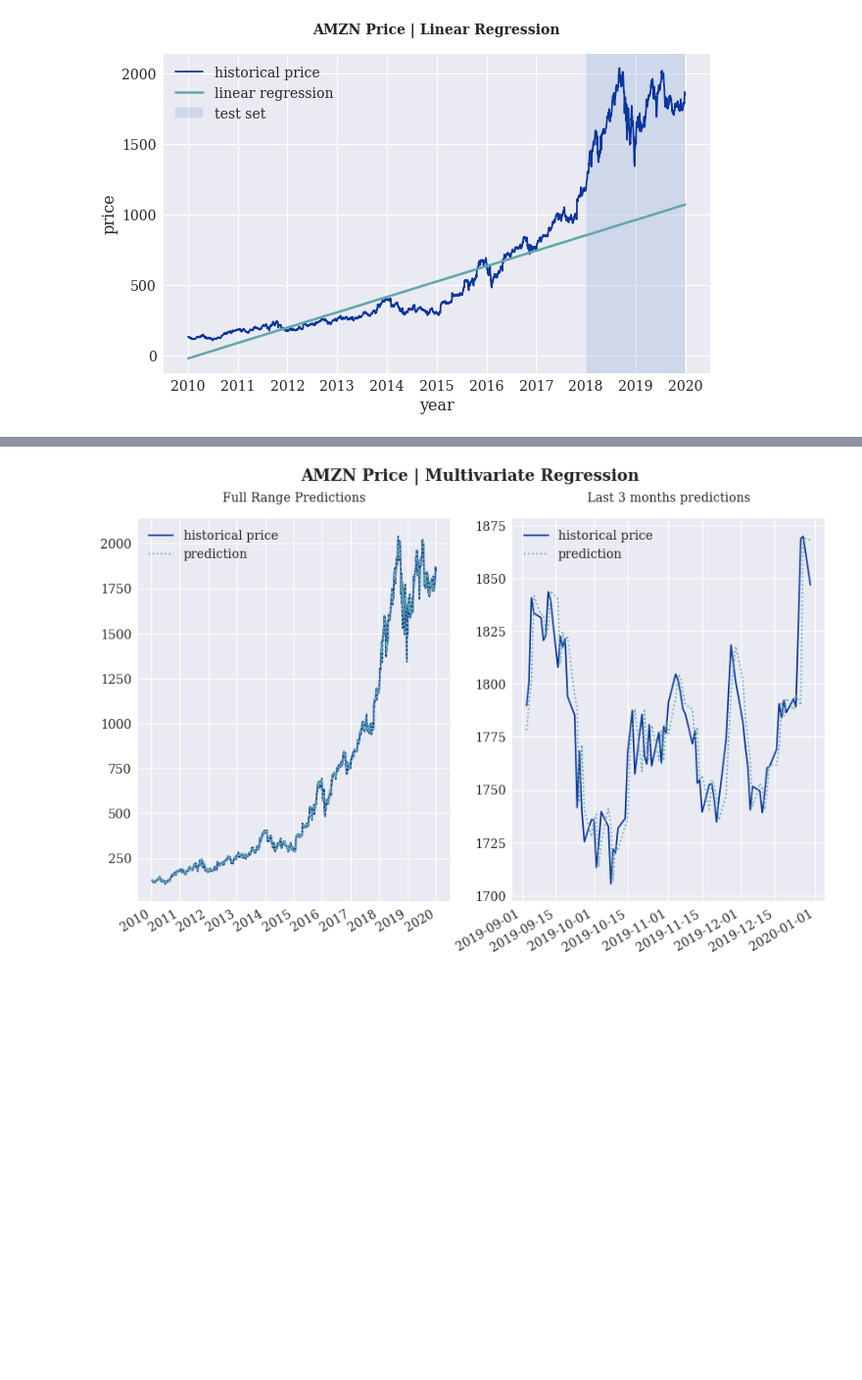
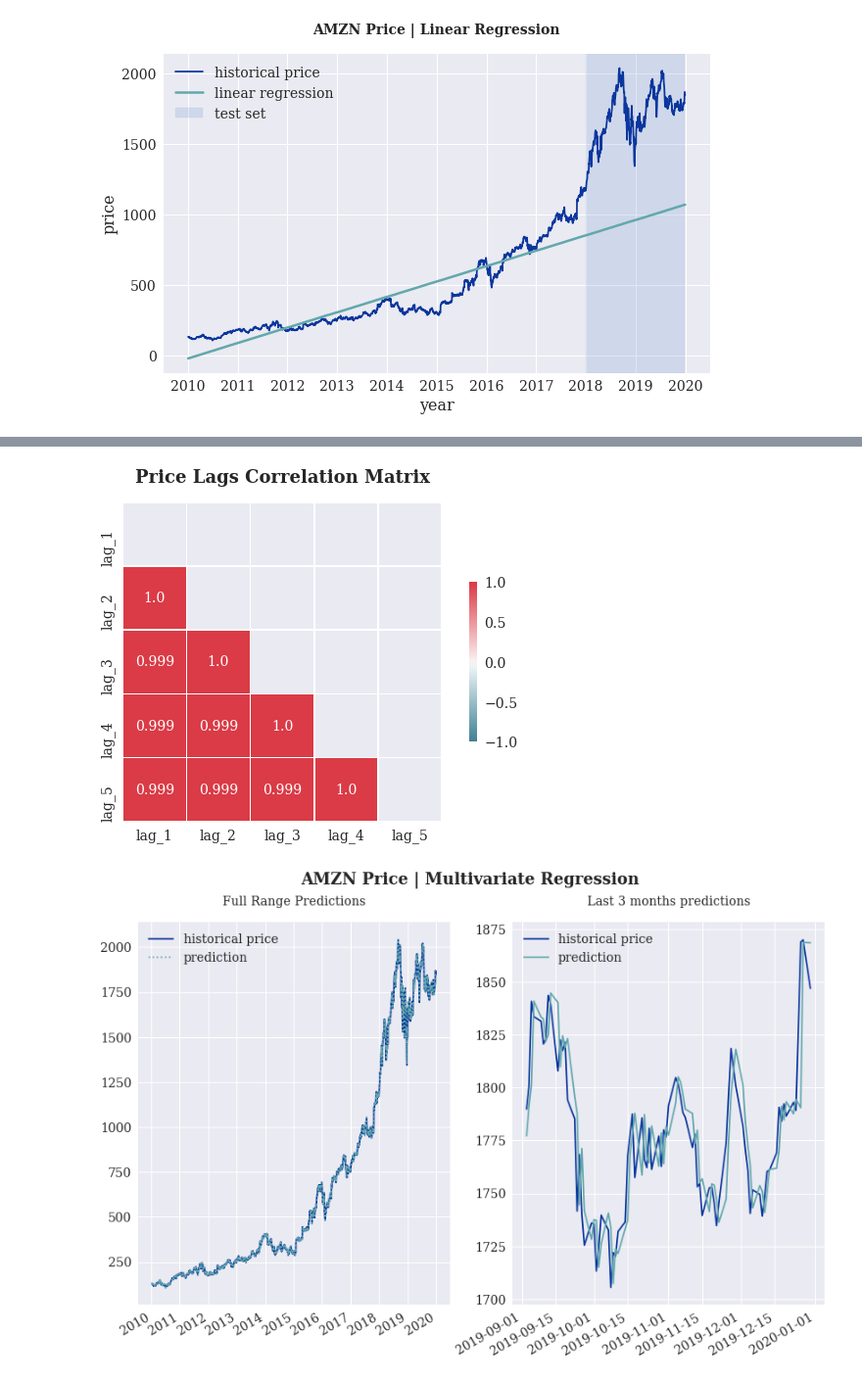
Before and after one commit to mateomarks/Algorithmic-Trading, a Jupyter notebook: 02 ML Based Strategies.ipynb, the cells around one changed output, grey strips where cells are left out. Shown at 98% size. Saved outputs shown, nothing was run; the diff lists cells and outputs as text; code cells hidden in the pictures; blank space fills up the shorter version.

```diff
--- a/02 ML Based Strategies.ipynb
+++ b/02 ML Based Strategies.ipynb
@@ -35,6 +36,8 @@ plt.rc('xtick', labelsize=SMALL_SIZE)    # fontsize of the tick labels
 plt.rc('ytick', labelsize=SMALL_SIZE)    # fontsize of the tick labels
 plt.rc('legend', fontsize=SMALL_SIZE)    # legend fontsize
 plt.rc('figure', titlesize=BIGGER_SIZE)  # fontsize of the figure title
+
+plt.rc('figure', figsize=(10,6))
 # %%
 symbol = ["AMZN"]
 rawdata = yf.download(symbol, start="2010-01-01", end="2019-12-31")
@@ -114,3 +116,13 @@ a.round(3)
+# %%
+mask = np.triu(np.ones_like(a, dtype=np.bool))
+f, ax = plt.subplots(figsize=(10, 6))
+cmap = sns.diverging_palette(220, 10, as_cmap=True)
+sns.heatmap(a, mask=mask,  cmap=cmap,  annot=True,fmt=".3", vmin=-1, vmax=1, center=0,
+            square=True, linewidths=.5, cbar_kws={"shrink": .5})
+plt.title('Price Lags Correlation Matrix',fontsize=18,fontweight="bold", pad=20);
+# plt.savefig('price_corr.png', facecolor='None')
+# %% [output]
+[figure, added]
 # %%
 reg = np.linalg.lstsq(lagsR[cols], lagsR['price'],
                       rcond=None)[0]
```
Also changed, not shown: parts of 29 cells of this notebook.
